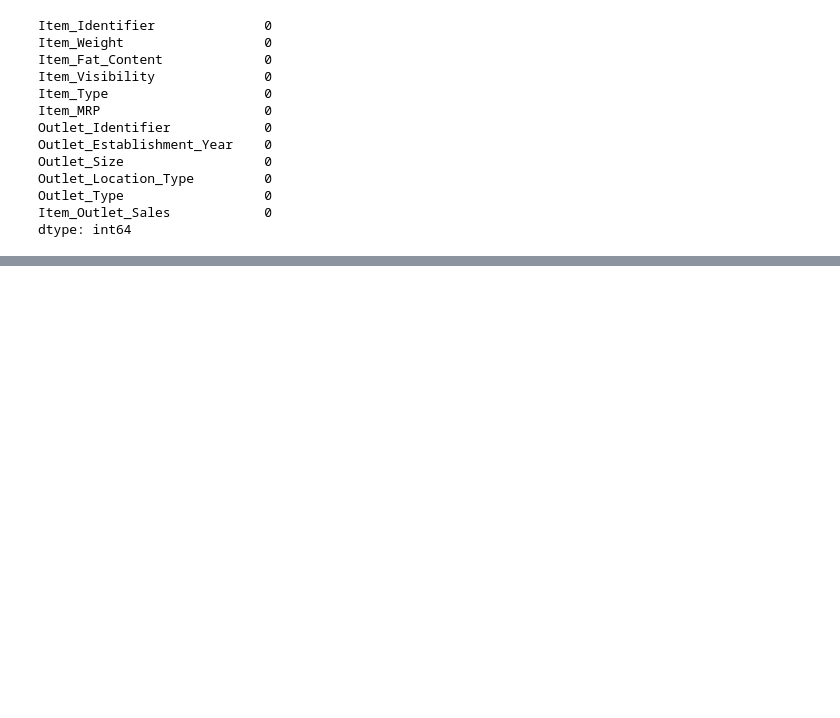
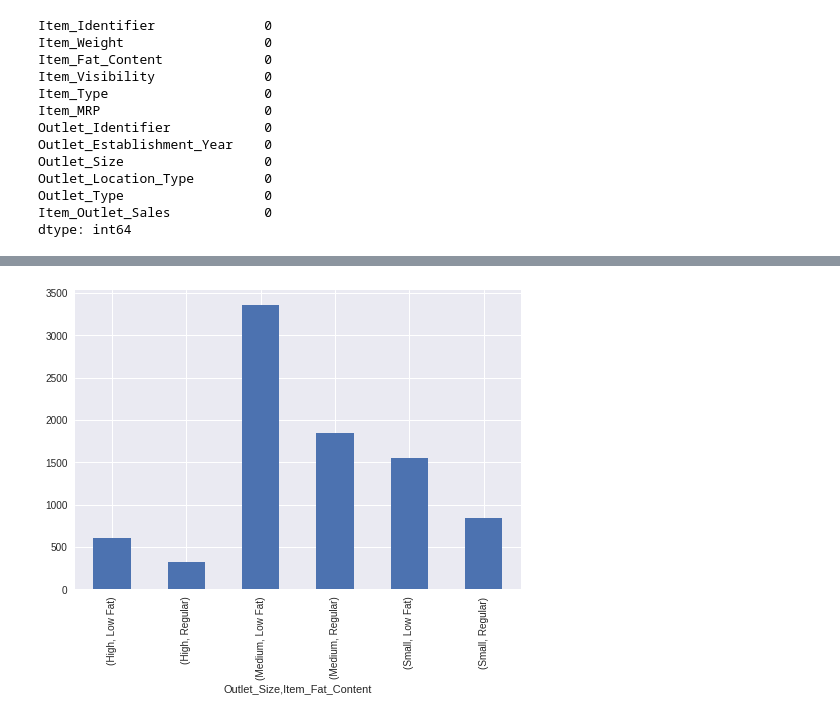
Before and after one commit to tibebu-sime/sales-predictions, a Jupyter notebook: salespredictions_project.ipynb, the cells around one changed output, grey strips where cells are left out. Cells and saved outputs as stored; diff of their text form; code cells hidden in the pictures; blank space fills up the shorter version.

```diff
--- a/salespredictions_project.ipynb
+++ b/salespredictions_project.ipynb
@@ -119,0 +273,5 @@ dtype: int64
+# %%
+sales_data.groupby('Outlet_Size')['Item_Fat_Content'].value_counts().plot.bar()
+plt.show()
+# %% [output]
+[figure, added]
```
Also changed, not shown: parts of 19 cells of this notebook.
